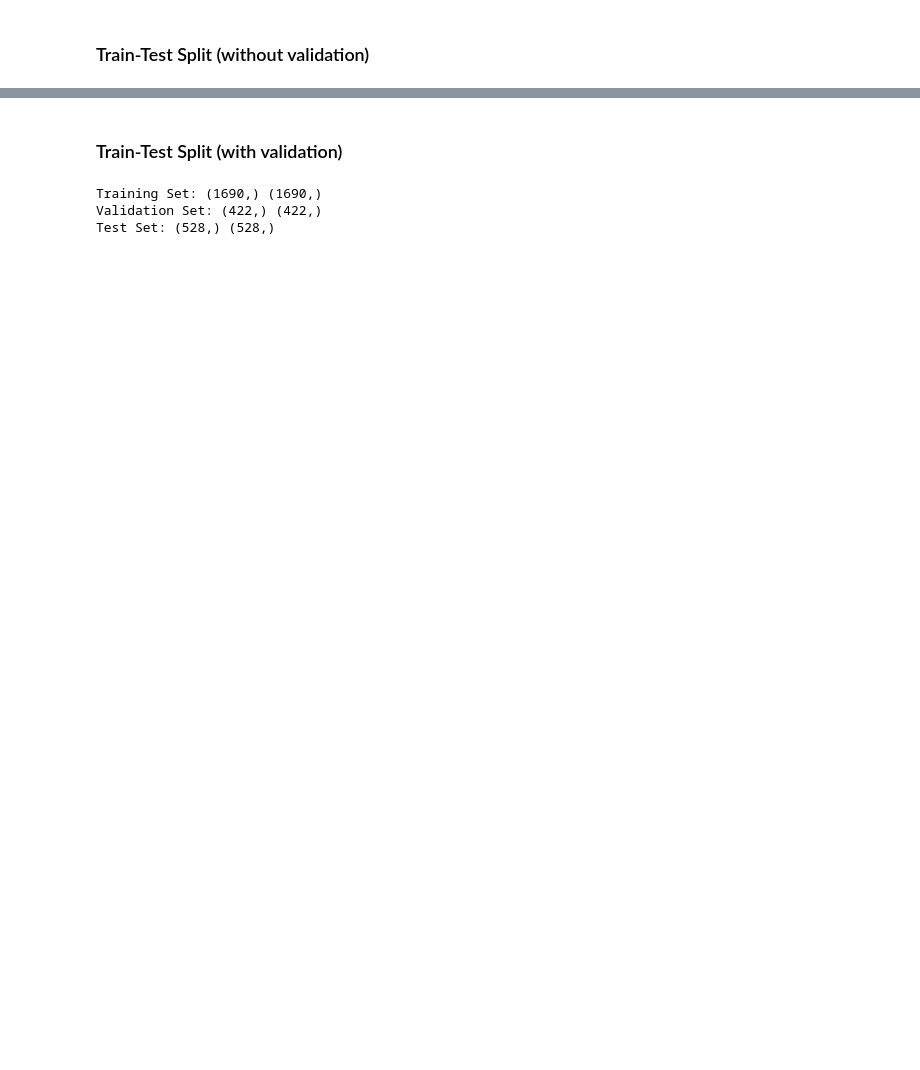
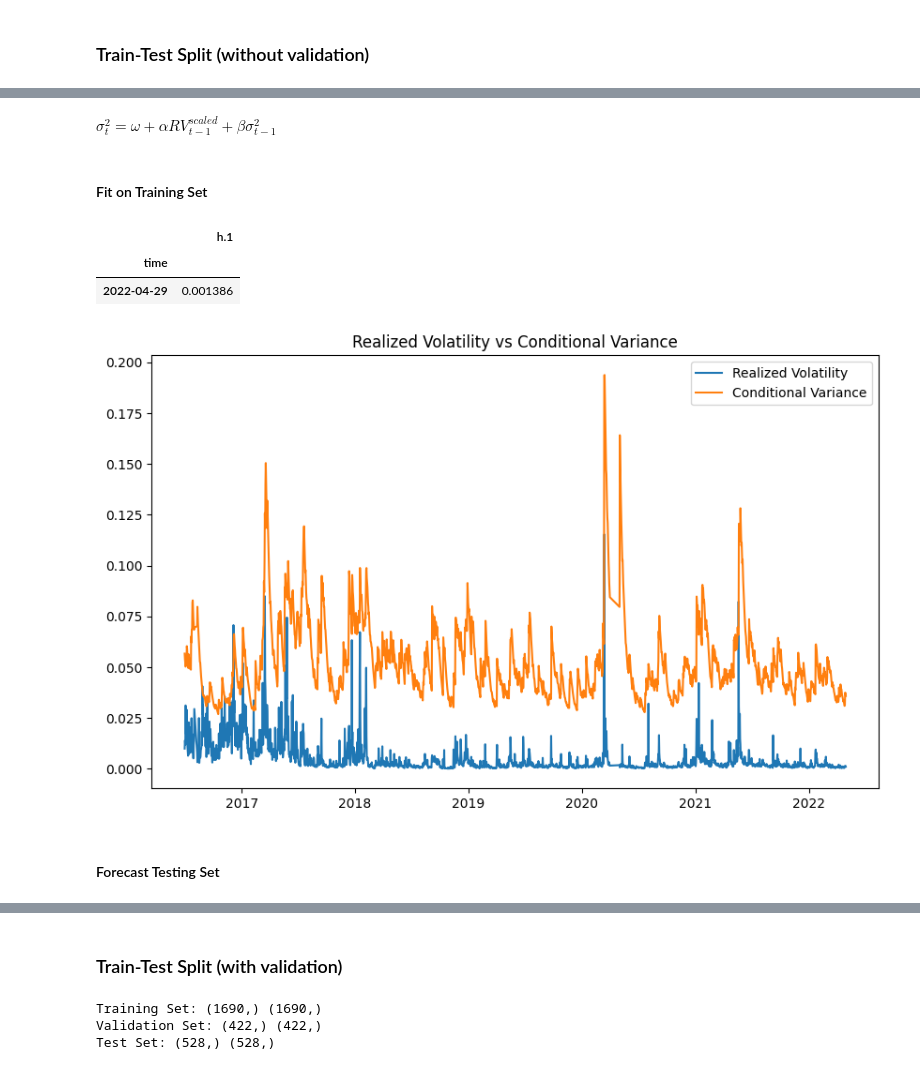
Before and after one commit to zhyoung17/crypto-rv-forecast, a Jupyter notebook: notebooks/models/GARCH.ipynb, the cells around one changed output, grey strips where cells are left out. Saved outputs shown, nothing was run; the diff lists cells and outputs as text; code cells hidden in the pictures; blank space fills up the shorter version.

```diff
--- a/notebooks/models/GARCH.ipynb
+++ b/notebooks/models/GARCH.ipynb
@@ -132,0 +93,10 @@ DatetimeIndex(['2022-04-27', '2022-04-28', '2022-04-29', '2022-04-30',
+# %% [markdown]
+$ \sigma^2_t = \omega + \alpha RV^{scaled}_{t-1} + \beta \sigma^2_{t-1} $
+# %%
+p = 1
+q = 1
+# %% [markdown]
+#### Fit on Training Set
+# %%
+model = arch_model(lr_train, vol='Garch', p=p, q=q, rescale=False)
+garch_fit = model.fit(disp="off")
@@ -132,0 +108,20 @@ DatetimeIndex(['2022-04-27', '2022-04-28', '2022-04-29', '2022-04-30',
+# %%
+garch_fit.forecast(horizon=1).variance.tail()
+# %% [output]
+|  | h.1 |
+| time |  |
+| 2022-04-29 | 0.001386 |
+# %%
+cond_var = garch_fit.conditional_volatility[0:]
+# %%
+# plot the conditional variance and realised volatility
+plt.figure(figsize=(10, 6))
+plt.plot(RV_train*1440, label='Realized Volatility')
+plt.plot(cond_var, label='Conditional Variance')
+plt.legend()
+plt.title('Realized Volatility vs Conditional Variance')
+plt.show()
+# %% [output]
+[figure, added]
+# %% [markdown]
+#### Forecast Testing Set
```
Also changed, not shown: parts of 19 cells of this notebook.
